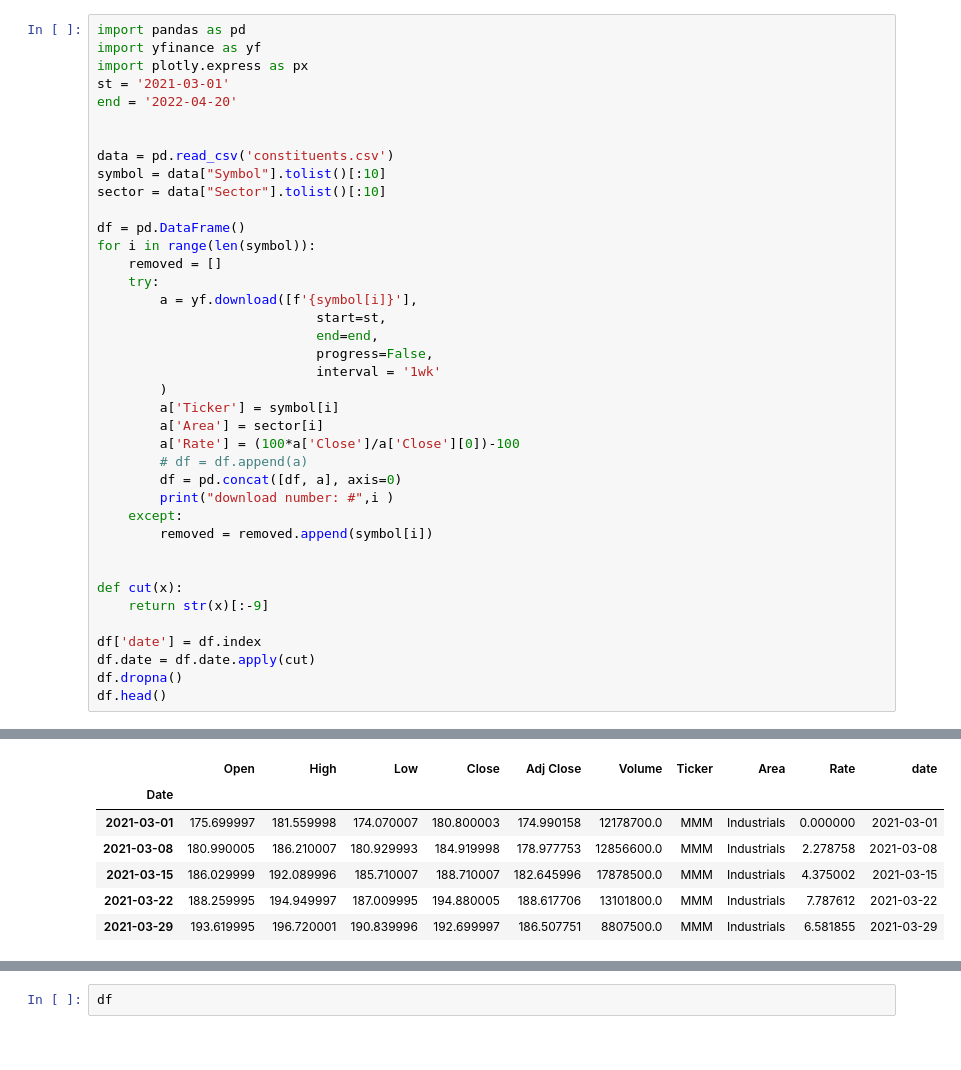
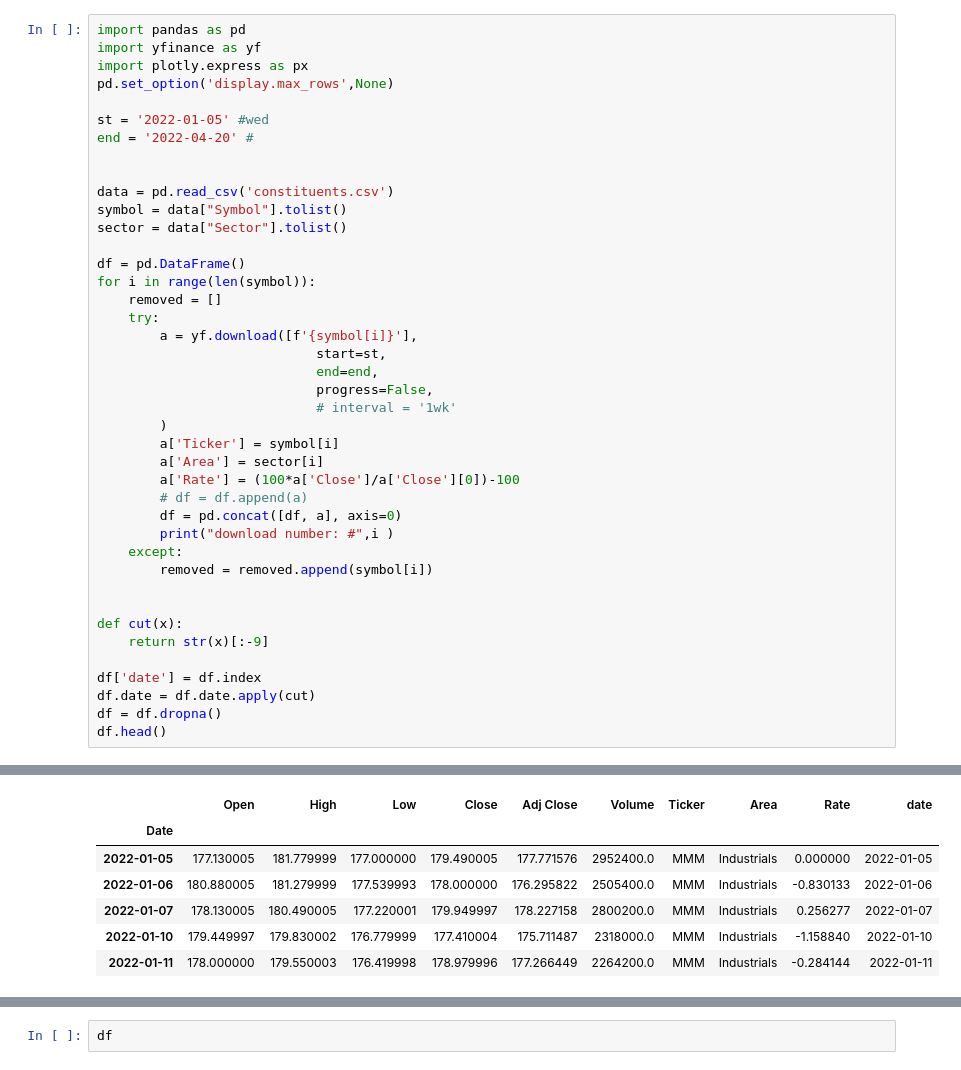
Before and after one commit to jonyjesus18/visuals, a Jupyter notebook: fin/1.ipynb, the cells around one changed output, grey strips where cells are left out. Drawn from its saved outputs; the diff is of its cells as text.

```diff
--- a/fin/1.ipynb
+++ b/fin/1.ipynb
@@ -2,13 +2,15 @@
 import pandas as pd
 import yfinance as yf
 import plotly.express as px
-st = '2021-03-01'
-end = '2022-04-20'
+pd.set_option('display.max_rows',None)
+
+st = '2022-01-05' #wed
+end = '2022-04-20' #
 
 
 data = pd.read_csv('constituents.csv')
-symbol = data["Symbol"].tolist()[:10]
-sector = data["Sector"].tolist()[:10]
+symbol = data["Symbol"].tolist()
+sector = data["Sector"].tolist()
 
 df = pd.DataFrame()
 for i in range(len(symbol)):
@@ -18,7 +20,7 @@ for i in range(len(symbol)):
                             start=st,
                             end=end,
                             progress=False,
-                            interval = '1wk'
+                            # interval = '1wk'
         )
         a['Ticker'] = symbol[i]
         a['Area'] = sector[i]
@@ -35,7 +37,7 @@ def cut(x):
 
 df['date'] = df.index
 df.date = df.date.apply(cut)
-df.dropna()
+df = df.dropna()
 df.head()
 # %% [output]
 download number: # 0
@@ -51,10 +60,10 @@ download number: # 9
 |  | Open | High | Low | Close | Adj Close | Volume | Ticker | Area | Rate | date |
 | Date |  |  |  |  |  |  |  |  |  |  |
-| 2021-03-01 | 175.699997 | 181.559998 | 174.070007 | 180.800003 | 174.990158 | 12178700.0 | MMM | Industrials | 0.000000 | 2021-03-01 |
-| 2021-03-08 | 180.990005 | 186.210007 | 180.929993 | 184.919998 | 178.977753 | 12856600.0 | MMM | Industrials | 2.278758 | 2021-03-08 |
-| 2021-03-15 | 186.029999 | 192.089996 | 185.710007 | 188.710007 | 182.645996 | 17878500.0 | MMM | Industrials | 4.375002 | 2021-03-15 |
-| 2021-03-22 | 188.259995 | 194.949997 | 187.009995 | 194.880005 | 188.617706 | 13101800.0 | MMM | Industrials | 7.787612 | 2021-03-22 |
-| 2021-03-29 | 193.619995 | 196.720001 | 190.839996 | 192.699997 | 186.507751 | 8807500.0 | MMM | Industrials | 6.581855 | 2021-03-29 |
+| 2022-01-05 | 177.130005 | 181.779999 | 177.000000 | 179.490005 | 177.771576 | 2952400.0 | MMM | Industrials | 0.000000 | 2022-01-05 |
+| 2022-01-06 | 180.880005 | 181.279999 | 177.539993 | 178.000000 | 176.295822 | 2505400.0 | MMM | Industrials | -0.830133 | 2022-01-06 |
+| 2022-01-07 | 178.130005 | 180.490005 | 177.220001 | 179.949997 | 178.227158 | 2800200.0 | MMM | Industrials | 0.256277 | 2022-01-07 |
+| 2022-01-10 | 179.449997 | 179.830002 | 176.779999 | 177.410004 | 175.711487 | 2318000.0 | MMM | Industrials | -1.158840 | 2022-01-10 |
+| 2022-01-11 | 178.000000 | 179.550003 | 176.419998 | 178.979996 | 177.266449 | 2264200.0 | MMM | Industrials | -0.284144 | 2022-01-11 |
 # %%
 import plotly.express as px
 
```
Also changed, not shown: parts of 8 cells of this notebook, 2 other files.
